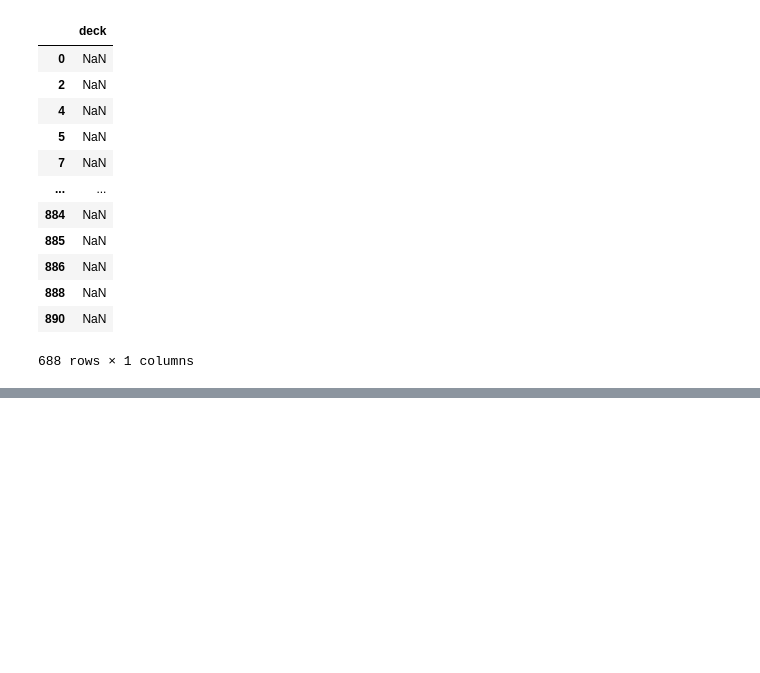
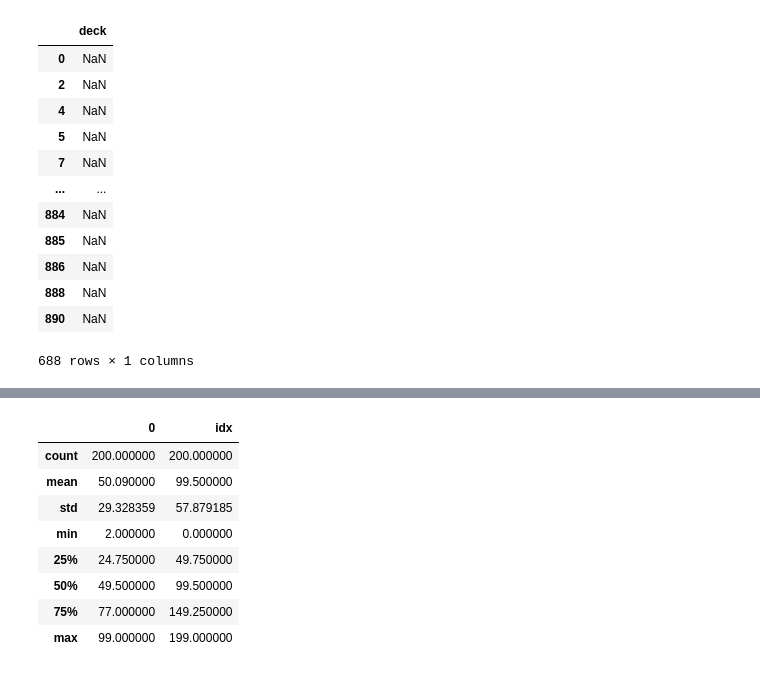
Before and after one commit to gauravgulia26/DataScience_Toolkit, a Jupyter notebook: libraries/pandas/pandas_day1.ipynb, the cells around one changed output, grey strips where cells are left out. Saved outputs shown, nothing was run; the diff lists cells and outputs as text; code cells hidden in the pictures; blank space fills up the shorter version.

```diff
--- a/libraries/pandas/pandas_day1.ipynb
+++ b/libraries/pandas/pandas_day1.ipynb
@@ -663,0 +915,12 @@ new_df.loc[new_df["deck"].isna(), ["deck"]]
+# %%
+data.describe()
+# %% [output]
+|  | 0 | idx |
+| count | 200.000000 | 200.000000 |
+| mean | 50.090000 | 99.500000 |
+| std | 29.328359 | 57.879185 |
+| min | 2.000000 | 0.000000 |
+| 25% | 24.750000 | 49.750000 |
+| 50% | 49.500000 | 99.500000 |
+| 75% | 77.000000 | 149.250000 |
+| max | 99.000000 | 199.000000 |
```
Also changed, not shown: parts of 66 cells of this notebook, 2 other files.
